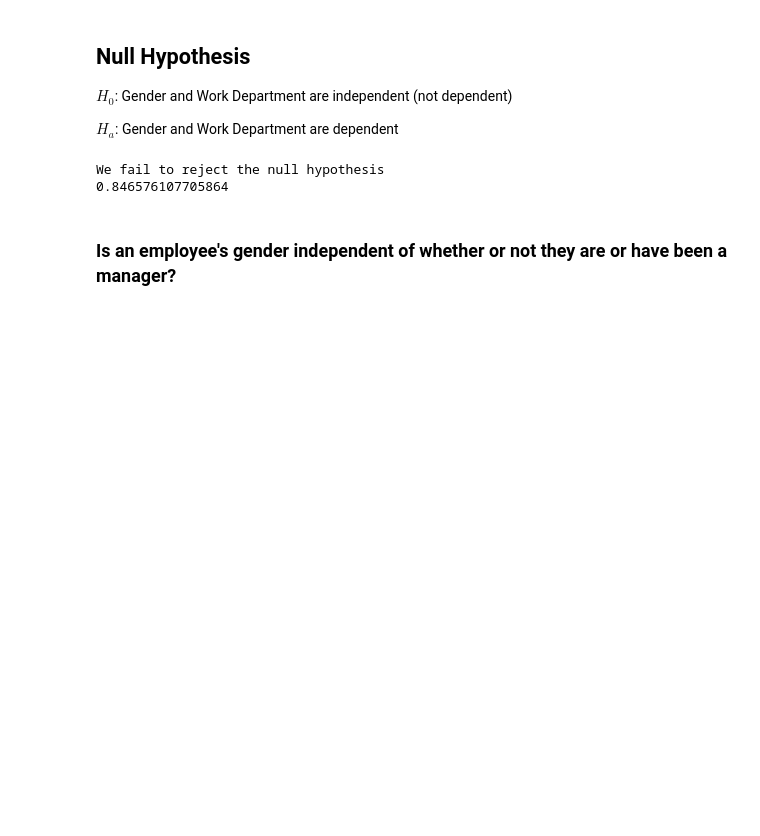
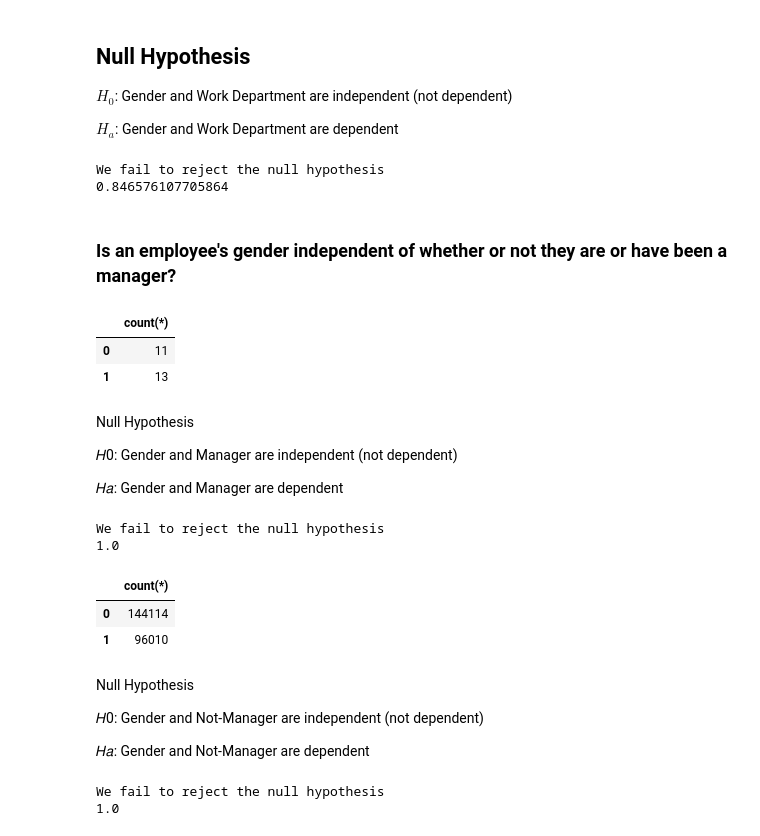
Before and after one commit to CSolitaire/statistics-exercises, a Jupyter notebook: hypothesis_testing.ipynb, the cells around one changed output. Cells and saved outputs as stored; diff of their text form; code cells hidden in the pictures; blank space fills up the shorter version.

```diff
--- a/hypothesis_testing.ipynb
+++ b/hypothesis_testing.ipynb
@@ -1307,3 +1307,28 @@ We fail to reject the null hypothesis
 0.846576107705864
 # %% [markdown]
 ### Is an employee's gender independent of whether or not they are or have been a manager?
+# %%
+query = '''
+SELECT count(*)
+From dept_manager
+join employees
+ON dept_manager.emp_no = employees.emp_no
+group by gender
+;
+'''
+manager = pd.read_sql(query, url)
+# %%
+#everyone who has ever been a manager
+#Male
+#Female
+manager.head()
+# %% [output]
+|  | count(*) |
+| 0 | 11 |
+| 1 | 13 |
+# %% [markdown]
+Null Hypothesis
+
+𝐻0: Gender and Manager are independent (not dependent)
+
+𝐻𝑎: Gender and Manager are dependent
@@ -1309,0 +1339,13 @@ We fail to reject the null hypothesis
+# %%
+null_hypothesis = "Gender and Manager are independent"
+
+if p < alpha:
+    print("We reject the null hypothesis")
+    print("We reject the hypothesis that", null_hypothesis)
+else:
+    print("We fail to reject the null hypothesis")
+
+print(p)
+# %% [output]
+We fail to reject the null hypothesis
+1.0
@@ -1309,0 +1361,15 @@ We fail to reject the null hypothesis
+# %%
+#all current employees
+combined.head()
+#male
+#female
+# %% [output]
+|  | count(*) |
+| 0 | 144114 |
+| 1 | 96010 |
+# %% [markdown]
+Null Hypothesis
+
+𝐻0: Gender and Not-Manager are independent (not dependent)
+
+𝐻𝑎: Gender and Not-Manager are dependent
@@ -1309,0 +1380,13 @@ We fail to reject the null hypothesis
+# %%
+null_hypothesis = "Gender and Manager are independent"
+
+if p < alpha:
+    print("We reject the null hypothesis")
+    print("We reject the hypothesis that", null_hypothesis)
+else:
+    print("We fail to reject the null hypothesis")
+
+print(p)
+# %% [output]
+We fail to reject the null hypothesis
+1.0
```
Also changed, not shown: parts of 5 cells of this notebook.
